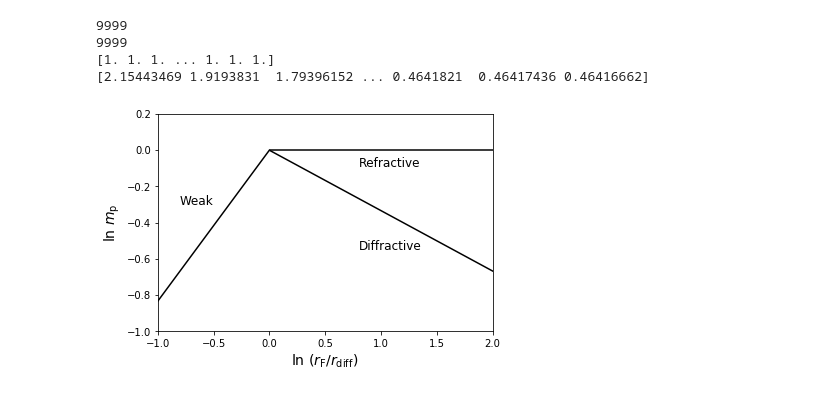
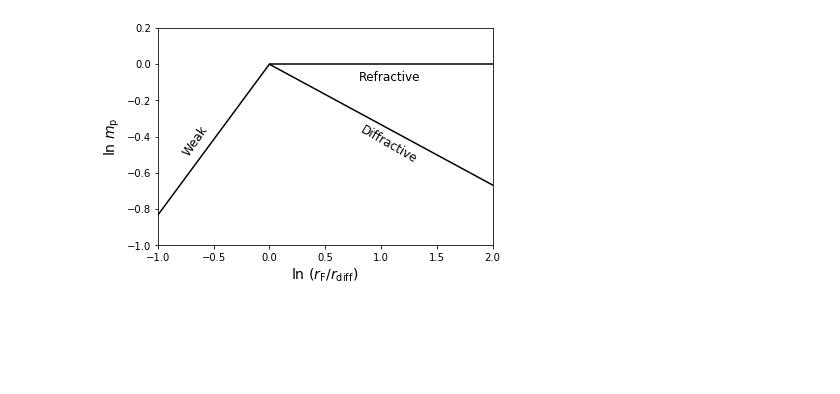
Before and after one commit to E-Charlton/Scripts, a Jupyter notebook: Narayn_1992_Figures.ipynb, the cells around one changed output. Drawn from its saved outputs; the diff is of its cells as text; code cells hidden in the pictures; blank space fills up the shorter version.

```diff
--- a/Narayn_1992_Figures.ipynb
+++ b/Narayn_1992_Figures.ipynb
@@ -48,36 +39,28 @@ plt.show()
 # %%
 rd=np.arange(0.01,100,0.01)
 rf=np.arange(0.01,100,0.01)
 rat=np.arange(0.01,100,0.01)
 v=1.
 rref=rat*rf
-print len(rref)
 tf=rf/v
-print len(tf)
 ts1=(rat)**(5./6.)
 ts2=np.zeros(9999)+1
 ts3=(1./rat)**(1./3.)
-print rf/rd
-print ts1/tf
-plt.plot(np.log(rat)[:100],np.log(ts1)[:100], label='Weak', color='k')
+
 n1=100
 n2=9999
+
+plt.plot(np.log(rat)[:100],np.log(ts1)[:100], label='Weak', color='k')
 plt.plot(np.log(rat[n1:n2]),np.log(ts2)[n1:n2], label='Diffractive', color='k')
 plt.plot(np.log(rat[n1:n2]),np.log(ts3)[n1:n2], label='Refractive', color='k')
-plt.annotate(xy=(-0.8,-0.3 ), s='Weak', fontsize=12)
+plt.annotate(xy=(-0.8,-0.38 ), rotation=55, s='Weak', fontsize=12)
 plt.annotate(xy=(0.8, -0.09), s='Refractive', fontsize=12)
-plt.annotate(xy=(0.8,-0.55), s='Diffractive', fontsize=12)
-#plt.xscale('log')
-#plt.yscale('log')
+plt.annotate(xy=(0.8,-0.38), rotation=330, s='Diffractive', fontsize=12)
 plt.xlim(-1,2)
 plt.ylim(-1,0.2)
 plt.xlabel(r"ln ($r_{\mathrm{F}}/r_{\mathrm{diff}})$", fontsize=14)
 plt.ylabel(r"ln $m_{\mathrm{p}}$", fontsize=14)
 plt.savefig('narayan_modscale.png')
 plt.show()
 # %% [output]
-9999
-9999
-[1. 1. 1. ... 1. 1. 1.]
-[2.15443469 1.9193831  1.79396152 ... 0.4641821  0.46417436 0.46416662]
-[figure, old version]
+[figure, new version]
```
Also changed, not shown: parts of 2 cells of this notebook.
